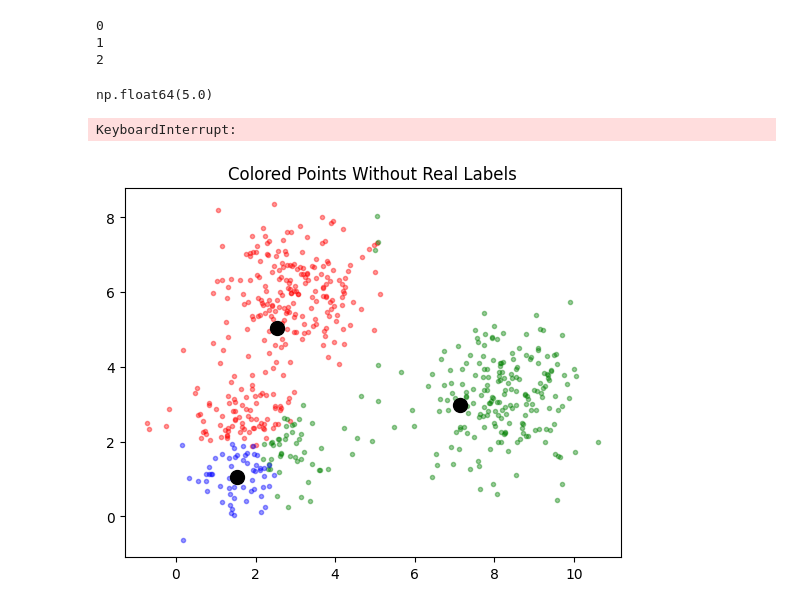
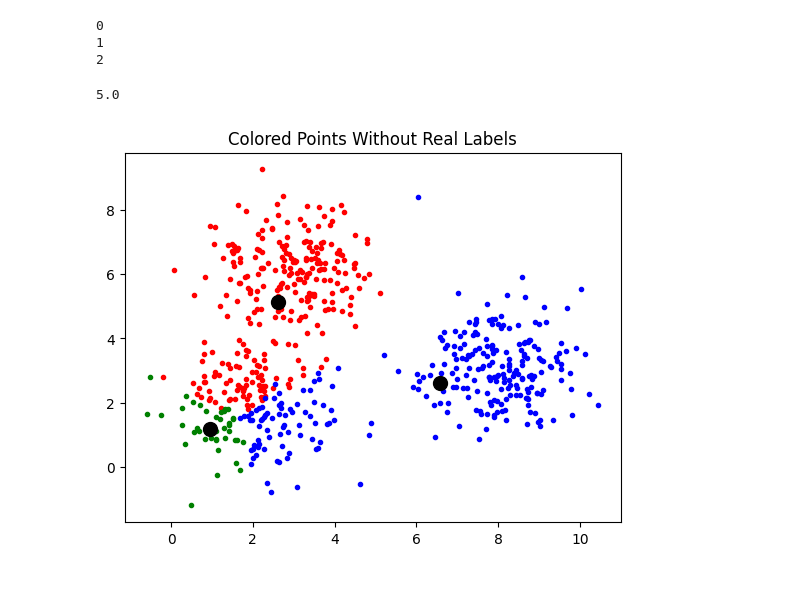
Before and after one commit to nguyenlog205/uit-ds102-practicalHomework, a Jupyter notebook: lesson-04/notebook.ipynb, the cells around one changed output. Drawn from its saved outputs; the diff is of its cells as text; code cells hidden in the pictures.

```diff
--- a/lesson-04/notebook.ipynb
+++ b/lesson-04/notebook.ipynb
@@ -96,15 +123,18 @@ for cluster in clustered_dataset1:
 1
 2
 # %%
-def calculate_distance(_datapoint: list[float], _centroid: list[float]) -> float:
-
-    _distance = np.sqrt(
-        (_datapoint[0] - _centroid[0])**2 + (_datapoint[1] - _centroid[1])**2
-    )
-    return _distance
+def calculate_distance(pointA: list[float], pointB: list[float]) -> float:
+    """
+    Calculates the Euclidean distance between two points.
+    Assumes points are lists of floats of the same dimension.
+    """
+    if len(pointA) != len(pointB):
+        raise ValueError("Points must have the same dimension.")
+    squared_diffs = [(a - b)**2 for a, b in zip(pointA, pointB)]
+    return sum(squared_diffs)**0.5
 
 
 calculate_distance([0, 0], [3, 4])
 # %% [output]
-np.float64(5.0)
+5.0
 # %%
@@ -121,13 +157,25 @@ def find_nearestCluster(_datapoint: list[float], _clusters: dict):
 # %%
-def update_latestCentroid(data_list):
-  if not data_list:
-    print("Warning: Input list is empty. Cannot calculate centroid.")
-    return None
+def update_latestCentroid(data_list: list[list[float]]) -> list[float]:
+    """
+    Calculates the new centroid (mean) for a list of data points.
+    Assumes all data points in data_list have the same dimension.
+    Returns a list of floats representing the new centroid.
+    """
+    if not data_list:
+        # Handle empty cluster, perhaps return None or the previous centroid
+        # For K-Means, typically an empty cluster indicates a problem or
+        # that the cluster should be removed or reinitialized.
+        # For simplicity, we'll return an empty list or raise an error.
+        return []
 
-  data_array = np.array(data_list)
-  centroid = np.mean(data_array, axis=0)
+    num_dimensions = len(data_list[0])
+    new_centroid = [0.0] * num_dimensions
+    for datapoint in data_list:
+        for i in range(num_dimensions):
+            new_centroid[i] += datapoint[i]
 
-  return centroid
+    num_points = len(data_list)
+    return [coord / num_points for coord in new_centroid]
 # %%
 for i, row in enumerate(dataset1, start=0):
     if i < 3:
@@ -145,7 +193,7 @@ def visualize_assignment1():
     plt.scatter(cluster1[:, 0],
                 cluster1[:, 1],
                 color='red',
-                alpha = 0.4,
+                alpha = 1,
                 marker='.'
     )
     plt.scatter(clustered_dataset1[0]['centroid'][0],
@@ -153,35 +201,34 @@ def visualize_assignment1():
             color='black',
             s=100
     )
 
     plt.scatter(cluster2[:, 0],
                 cluster2[:, 1],
                 color='green',
-                alpha = 0.4,
+                alpha = 1,
                 marker='.'
     )
     plt.scatter(clustered_dataset1[1]['centroid'][0],
             clustered_dataset1[1]['centroid'][1],
             color='black',
             s=100
     )
 
     plt.scatter(cluster3[:, 0],
                 cluster3[:, 1],
                 color='blue',
-                alpha = 0.4,
+                alpha = 1,
                 marker='.'
     )
     plt.scatter(clustered_dataset1[2]['centroid'][0],
             clustered_dataset1[2]['centroid'][1],
             color='black',
             s=100
     )
     plt.title("Colored Points Without Real Labels")
 
-    plt.savefig('img/clustered_assignment01.png')
+    plt.savefig('img/1_clustered_assignment01.png')
 
 visualize_assignment1()
 # %% [output]
-KeyboardInterrupt:
-[figure, old version]
+[figure, new version]
```
Also changed, not shown: parts of 16 cells of this notebook, 6 other files.
